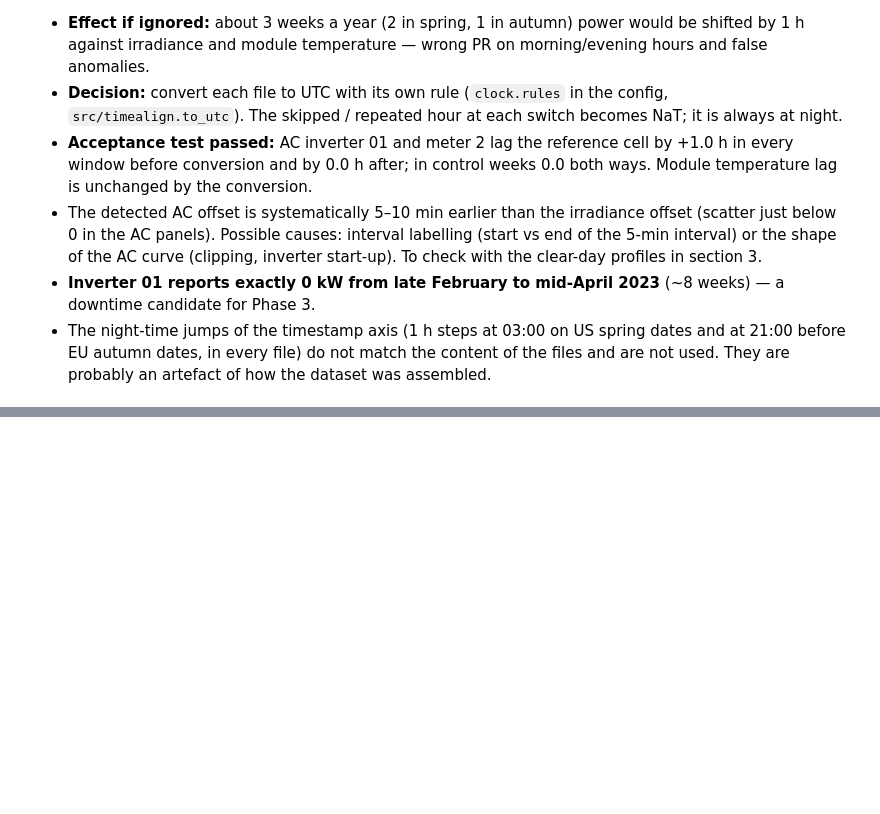
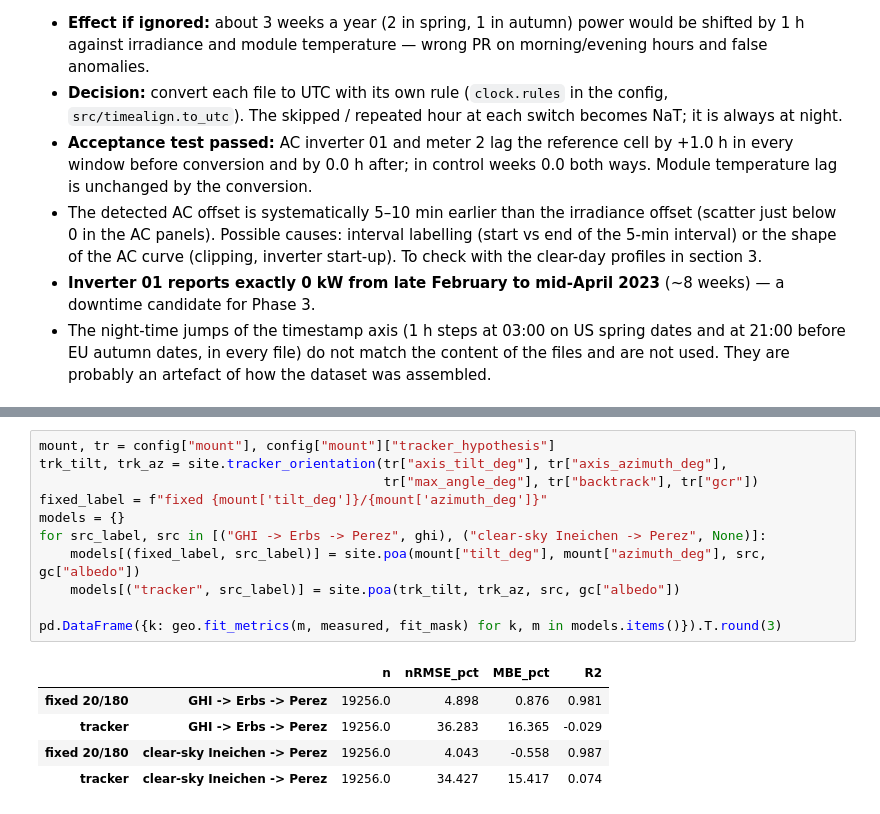
Before and after one commit to owl-solar/pv-loss-auditor, a Jupyter notebook: notebooks/01_data_qa.ipynb, the cells around one changed output, grey strips where cells are left out. Drawn from its saved outputs; the diff is of its cells as text; blank space fills up the shorter version.

```diff
--- a/notebooks/01_data_qa.ipynb
+++ b/notebooks/01_data_qa.ipynb
@@ -255,0 +290,17 @@ lags.pivot_table(index=["window", "kind"], columns="channel",
+# %%
+mount, tr = config["mount"], config["mount"]["tracker_hypothesis"]
+trk_tilt, trk_az = site.tracker_orientation(tr["axis_tilt_deg"], tr["axis_azimuth_deg"],
+                                            tr["max_angle_deg"], tr["backtrack"], tr["gcr"])
+fixed_label = f"fixed {mount['tilt_deg']}/{mount['azimuth_deg']}"
+models = {}
+for src_label, src in [("GHI -> Erbs -> Perez", ghi), ("clear-sky Ineichen -> Perez", None)]:
+    models[(fixed_label, src_label)] = site.poa(mount["tilt_deg"], mount["azimuth_deg"], src, gc["albedo"])
+    models[("tracker", src_label)] = site.poa(trk_tilt, trk_az, src, gc["albedo"])
+
+pd.DataFrame({k: geo.fit_metrics(m, measured, fit_mask) for k, m in models.items()}).T.round(3)
+# %% [output]
+|  |  | n | nRMSE_pct | MBE_pct | R2 |
+| fixed 20/180 | GHI -> Erbs -> Perez | 19256.0 | 4.898 | 0.876 | 0.981 |
+| tracker | GHI -> Erbs -> Perez | 19256.0 | 36.283 | 16.365 | -0.029 |
+| fixed 20/180 | clear-sky Ineichen -> Perez | 19256.0 | 4.043 | -0.558 | 0.987 |
+| tracker | clear-sky Ineichen -> Perez | 19256.0 | 34.427 | 15.417 | 0.074 |
```
Also changed, not shown: parts of 8 cells of this notebook, 5 other files.
